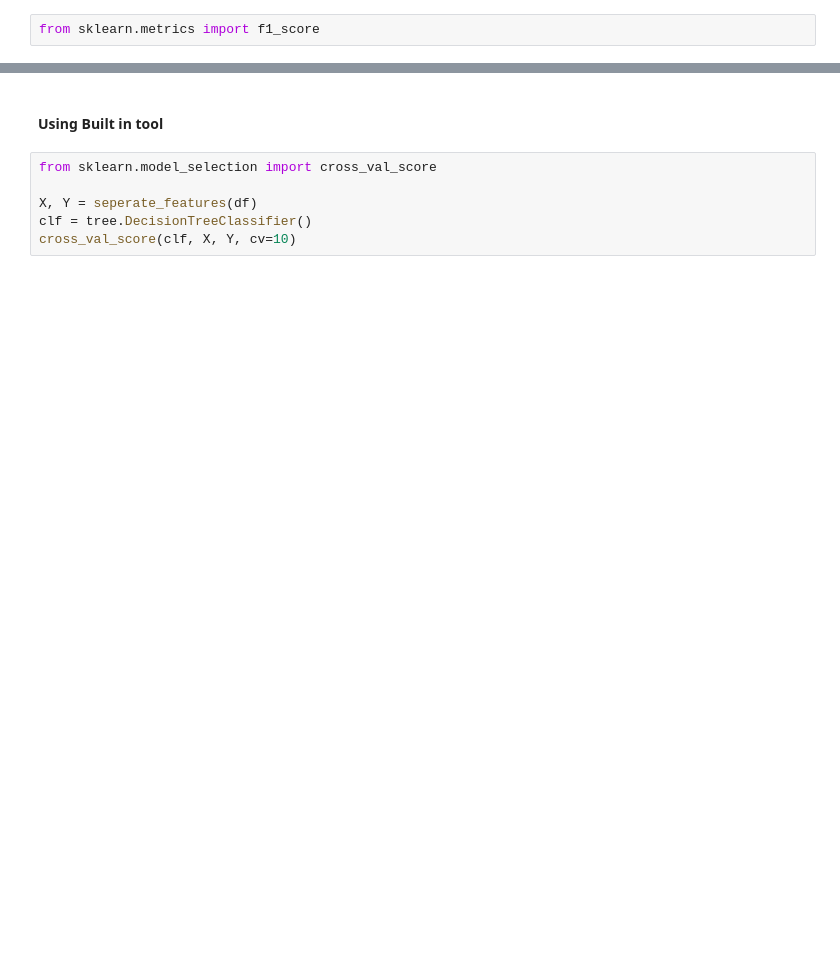
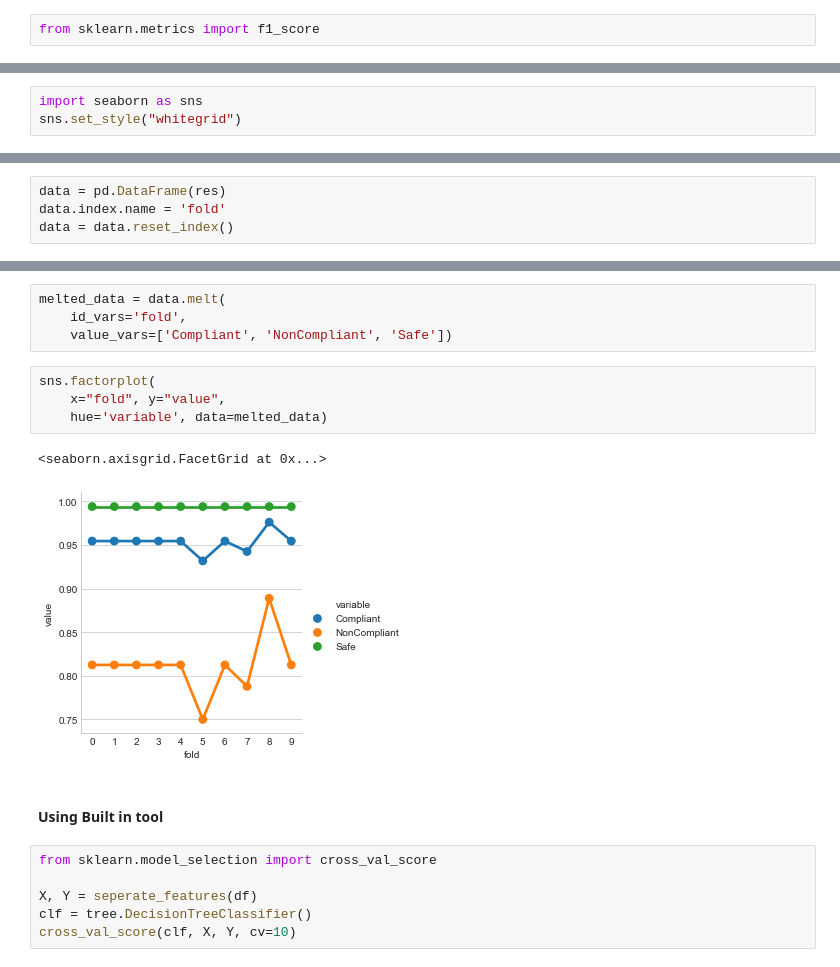
Before and after one commit to GalenWQ/CS321OshaProject, a Jupyter notebook: sklearn_tree.ipynb, the cells around one changed output, grey strips where cells are left out. Saved outputs shown, nothing was run; the diff lists cells and outputs as text; blank space fills up the shorter version.

Commit message:
start at plotting

```diff
--- a/sklearn_tree.ipynb
+++ b/sklearn_tree.ipynb
@@ -123,0 +109,3 @@ score_dict
+# %%
+import seaborn as sns
+sns.set_style("whitegrid")
@@ -123,0 +123,4 @@ score_dict
+# %%
+data = pd.DataFrame(res)
+data.index.name = 'fold'
+data = data.reset_index()
@@ -124,3 +141,14 @@ score_dict
+# %%
+melted_data = data.melt(
+    id_vars='fold',
+    value_vars=['Compliant', 'NonCompliant', 'Safe'])
+# %%
+sns.factorplot(
+    x="fold", y="value",
+    hue='variable', data=melted_data)
+# %% [output]
+<seaborn.axisgrid.FacetGrid at 0x...>
+[figure, added]
 # %% [markdown]
 #### Using Built in tool
 # %%
```
Also changed, not shown: parts of 22 cells of this notebook, 2 other files.
